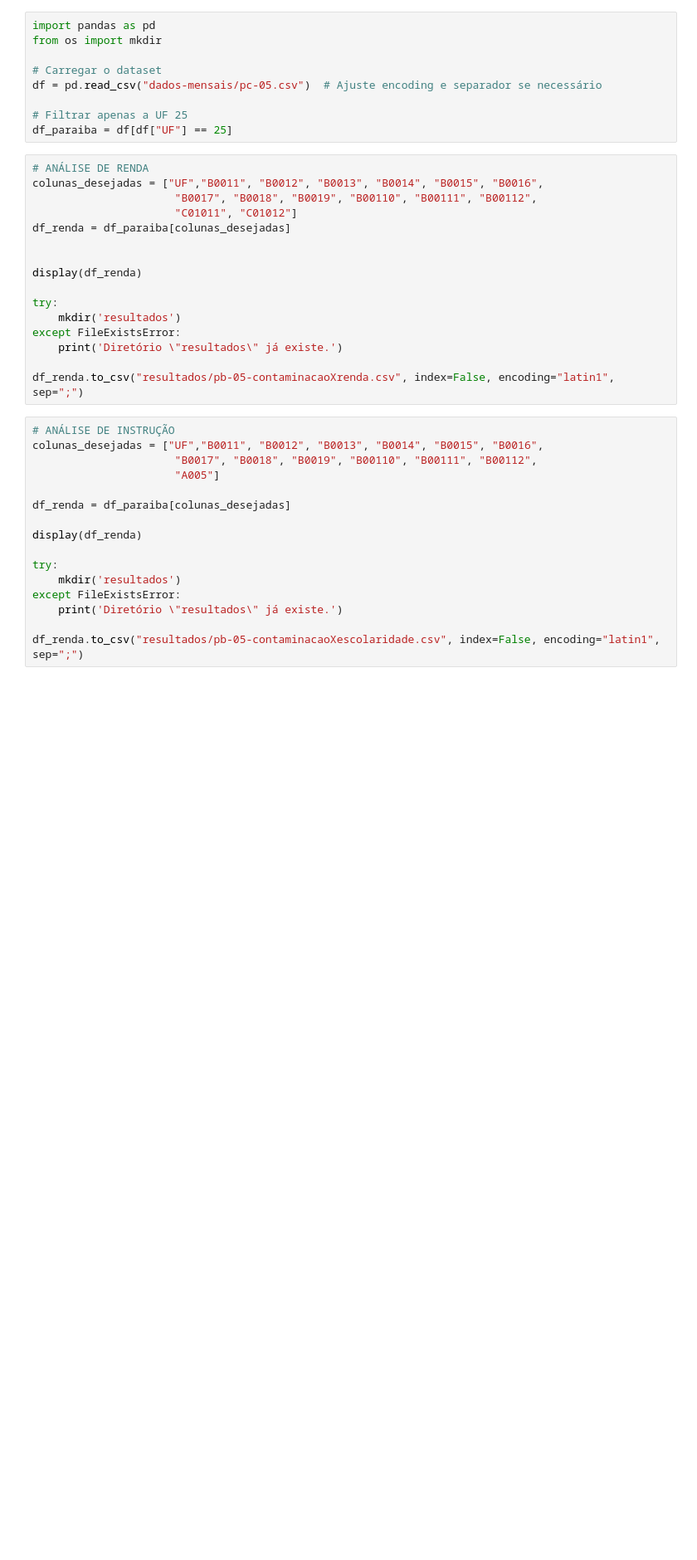
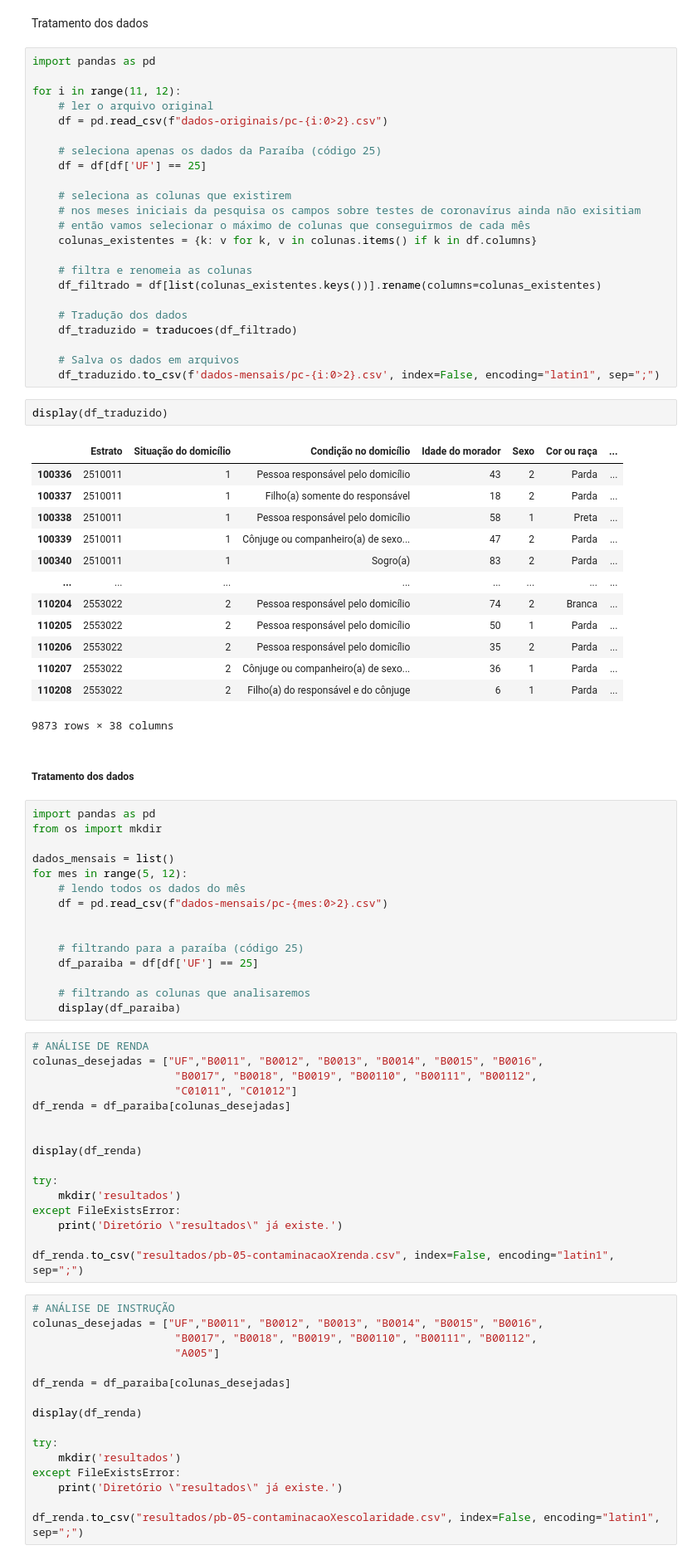
Before and after one commit to WilliamdeSousa/pnad-covid-grafos, a Jupyter notebook: main.ipynb, the cells around one changed output. Shown at 83% size. Cells and saved outputs as stored; diff of their text form; blank space fills up the shorter version.

Commit message:
Refatorando o main
Agora cria apenas uma tabela com todas as colunas necessárias para as análises

```diff
--- a/main.ipynb
+++ b/main.ipynb
@@ -1,12 +299,61 @@
+# %% [markdown]
+Tratamento dos dados
+# %%
+import pandas as pd
+
+for i in range(11, 12):
+    # ler o arquivo original
+    df = pd.read_csv(f"dados-originais/pc-{i:0>2}.csv")
+
+    # seleciona apenas os dados da Paraíba (código 25)
+    df = df[df['UF'] == 25]
+
+    # seleciona as colunas que existirem
+    # nos meses iniciais da pesquisa os campos sobre testes de coronavírus ainda não exisitiam
+    # então vamos selecionar o máximo de colunas que conseguirmos de cada mês
+    colunas_existentes = {k: v for k, v in colunas.items() if k in df.columns}
+
+    # filtra e renomeia as colunas
+    df_filtrado = df[list(colunas_existentes.keys())].rename(columns=colunas_existentes)
+
+    # Tradução dos dados
+    df_traduzido = traducoes(df_filtrado)
+
+    # Salva os dados em arquivos
+    df_traduzido.to_csv(f'dados-mensais/pc-{i:0>2}.csv', index=False, encoding="latin1", sep=";")
+# %%
+display(df_traduzido)
+# %% [output]
+|  | Estrato | Situação do domicílio | Condição no domicílio | Idade do morador | Sexo | Cor ou raça | ... |
+| 100336 | 2510011 | 1 | Pessoa responsável pelo domicílio | 43 | 2 | Parda | ... |
+| 100337 | 2510011 | 1 | Filho(a) somente do responsável | 18 | 2 | Parda | ... |
+| 100338 | 2510011 | 1 | Pessoa responsável pelo domicílio | 58 | 1 | Preta | ... |
+| 100339 | 2510011 | 1 | Cônjuge ou companheiro(a) de sexo... | 47 | 2 | Parda | ... |
+| 100340 | 2510011 | 1 | Sogro(a) | 83 | 2 | Parda | ... |
+| ... | ... | ... | ... | ... | ... | ... | ... |
+| 110204 | 2553022 | 2 | Pessoa responsável pelo domicílio | 74 | 2 | Branca | ... |
+| 110205 | 2553022 | 2 | Pessoa responsável pelo domicílio | 50 | 1 | Parda | ... |
+| 110206 | 2553022 | 2 | Pessoa responsável pelo domicílio | 35 | 2 | Parda | ... |
+| 110207 | 2553022 | 2 | Cônjuge ou companheiro(a) de sexo... | 36 | 1 | Parda | ... |
+| 110208 | 2553022 | 2 | Filho(a) do responsável e do cônjuge | 6 | 1 | Parda | ... |
+9873 rows × 38 columns
+# %% [markdown]
+##### Tratamento dos dados
 # %%
 import pandas as pd
 from os import mkdir
 
-# Carregar o dataset
-df = pd.read_csv("dados-mensais/pc-05.csv")  # Ajuste encoding e separador se necessário
+dados_mensais = list()
+for mes in range(5, 12):
+    # lendo todos os dados do mês
+    df = pd.read_csv(f"dados-mensais/pc-{mes:0>2}.csv")
 
-# Filtrar apenas a UF 25
-df_paraiba = df[df["UF"] == 25]
+
+    # filtrando para a paraíba (código 25)
+    df_paraiba = df[df['UF'] == 25]
+
+    # filtrando as colunas que analisaremos
+    display(df_paraiba)
 # %%
 # ANÁLISE DE RENDA
 colunas_desejadas = ["UF","B0011", "B0012", "B0013", "B0014", "B0015", "B0016",
```
Also changed, not shown: parts of 6 cells of this notebook.
